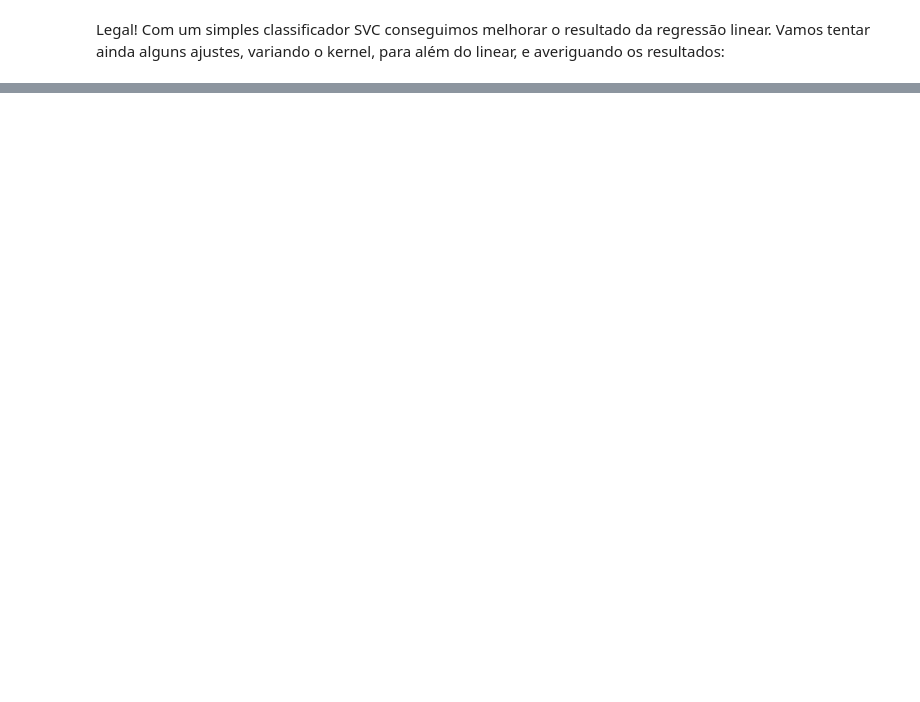
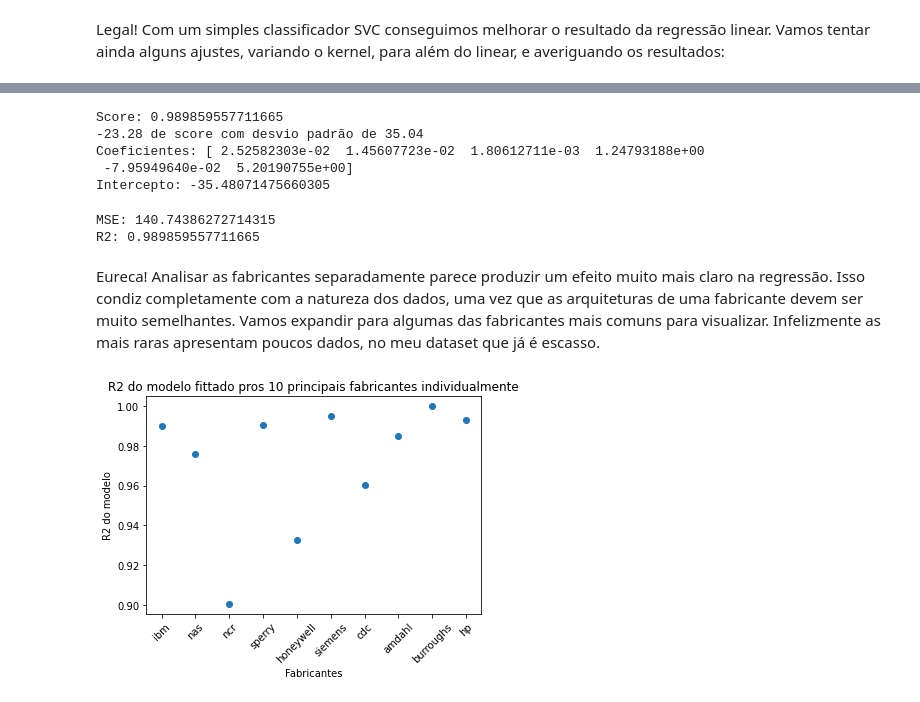
Before and after one commit to igorcj/computer_hardware, a Jupyter notebook: modelagem.ipynb, the cells around one changed output, grey strips where cells are left out. Cells and saved outputs as stored; diff of their text form; code cells hidden in the pictures; blank space fills up the shorter version.

```diff
--- a/modelagem.ipynb
+++ b/modelagem.ipynb
@@ -188,8 +229,9 @@ R2: 0.8705558914897511
 # %% [markdown]
 Legal! Com um simples classificador SVC conseguimos melhorar o resultado da regressão linear. Vamos tentar ainda alguns ajustes, variando o kernel, para além do linear, e averiguando os resultados:
 # %%
-for kernel in ['linear', 'poly', 'rbf', 'sigmoid']:
-    clf = sklearn.svm.SVC(kernel=kernel).fit(X,y)
-    df[f'svc_{kernel}_pred'] = clf.predict(X)
-    print(f"MSE: {sklearn.metrics.mean_squared_error(df['PRP'], df[f'svc_{kernel}_pred'])}")
-    print(f"R2: {sklearn.metrics.r2_score(df['PRP'], df[f'svc_{kernel}_pred'])}")
+# for kernel in ['linear', 'poly', 'rbf', 'sigmoid']:
+#     print(kernel)
+#     clf = sklearn.svm.SVC().fit(X,y)
+#     df[f'svc_{kernel}_pred'] = clf.predict(X)
+#     print(f"MSE: {sklearn.metrics.mean_squared_error(df['PRP'], df[f'svc_{kernel}_pred'])}")
+#     print(f"R2: {sklearn.metrics.r2_score(df['PRP'], df[f'svc_{kernel}_pred'])}")
@@ -195,0 +260,48 @@ for kernel in ['linear', 'poly', 'rbf', 'sigmoid']:
+# %%
+X2 = df[df['vendor']=='ibm'][['MYCT', 'MMIN', 'MMAX', 'CACH', 'CHMIN', 'CHMAX']]
+y2 = df[df['vendor']=='ibm']['PRP']
+# %%
+reg = LinearRegression()
+scores = sklearn.model_selection.cross_val_score(reg, X2, y2, cv=10)
+reg = reg.fit(X2, y2)
+p = reg.predict(X2)
+print(f'Score: {reg.score(X2, y2)}')
+print("%0.2f de score com desvio padrão de %0.2f" % (scores.mean(), scores.std()))
+print(f'Coeficientes: {reg.coef_}')
+print(f'Intercepto: {reg.intercept_}')
+# %% [output]
+Score: 0.989859557711665
+-23.28 de score com desvio padrão de 35.04
+Coeficientes: [ 2.52582303e-02  1.45607723e-02  1.80612711e-03  1.24793188e+00
+ -7.95949640e-02  5.20190755e+00]
+Intercepto: -35.48071475660305
+# %%
+print(f"MSE: {sklearn.metrics.mean_squared_error(y2, p)}")
+print(f"R2: {sklearn.metrics.r2_score(y2, p)}")
+# %% [output]
+MSE: 140.74386272714315
+R2: 0.989859557711665
+# %% [markdown]
+Eureca! Analisar as fabricantes separadamente parece produzir um efeito muito mais claro na regressão. Isso condiz completamente com a natureza dos dados, uma vez que as arquiteturas de uma fabricante devem ser muito semelhantes. Vamos expandir para algumas das fabricantes mais comuns para visualizar. Infelizmente as mais raras apresentam poucos dados, no meu dataset que já é escasso.
+# %%
+fabricantes = [v[0] for v in sorted(Counter(df['vendor']).items(), key=lambda x:-x[1])[:10]]
+ac, mse, r2 = [], [], []
+for f in fabricantes:
+    X2 = df[df['vendor']==f][['MYCT', 'MMIN', 'MMAX', 'CACH', 'CHMIN', 'CHMAX']]
+    y2 = df[df['vendor']==f]['PRP']
+    reg = LinearRegression()
+    scores = sklearn.model_selection.cross_val_score(reg, X2, y2, cv=3)
+    reg = reg.fit(X2, y2)
+    p = reg.predict(X2)
+    ac.append(scores.mean())
+    mse.append(sklearn.metrics.mean_squared_error(y2, p))
+    r2.append(sklearn.metrics.r2_score(y2, p))
+# %%
+plt.scatter(fabricantes, r2)
+plt.xticks(rotation=45)
+plt.xlabel('Fabricantes')
+plt.ylabel('R2 do modelo')
+plt.title('R2 do modelo fittado pros 10 principais fabricantes individualmente')
+plt.show()
+# %% [output]
+[figure, added]
```
Also changed, not shown: parts of 34 cells of this notebook.
